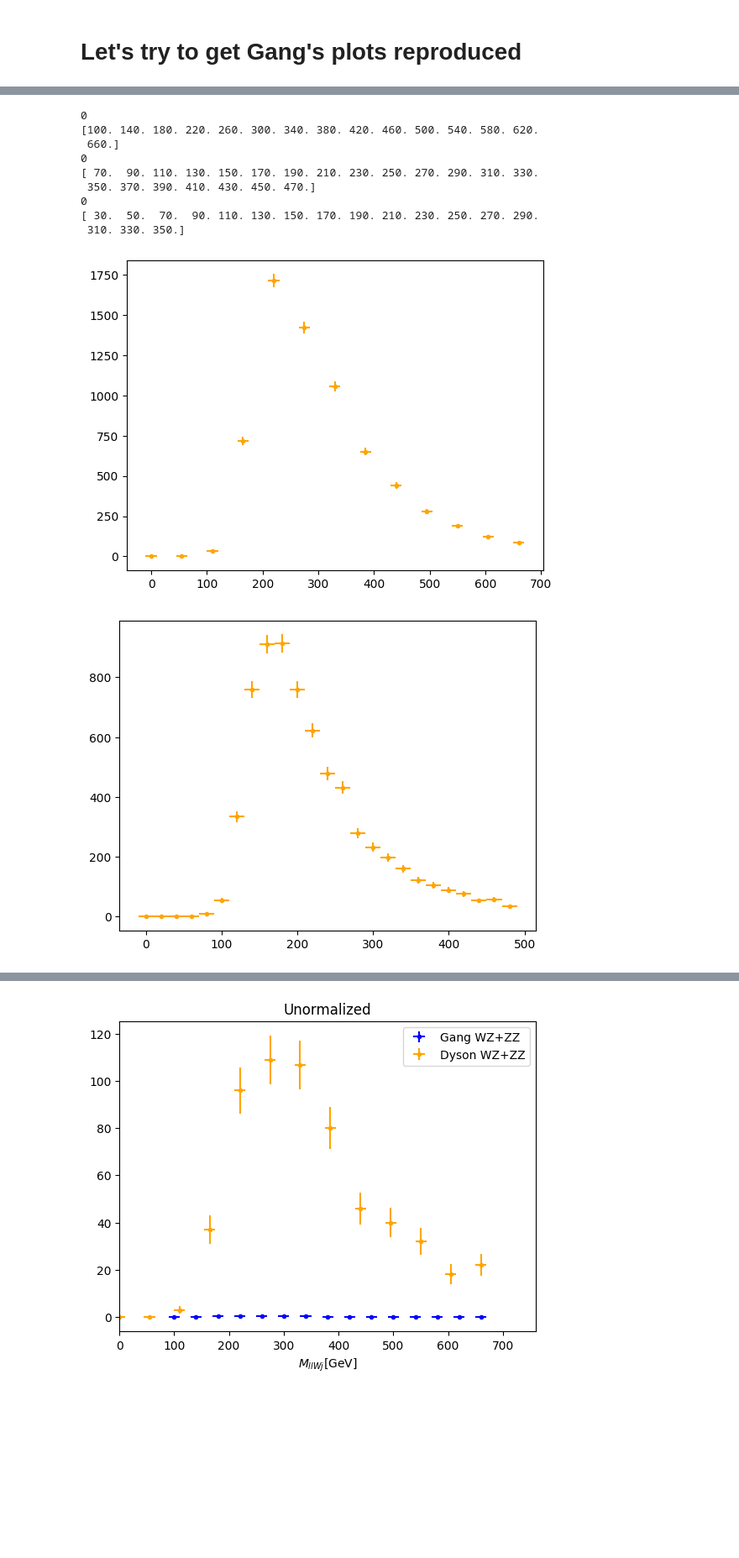
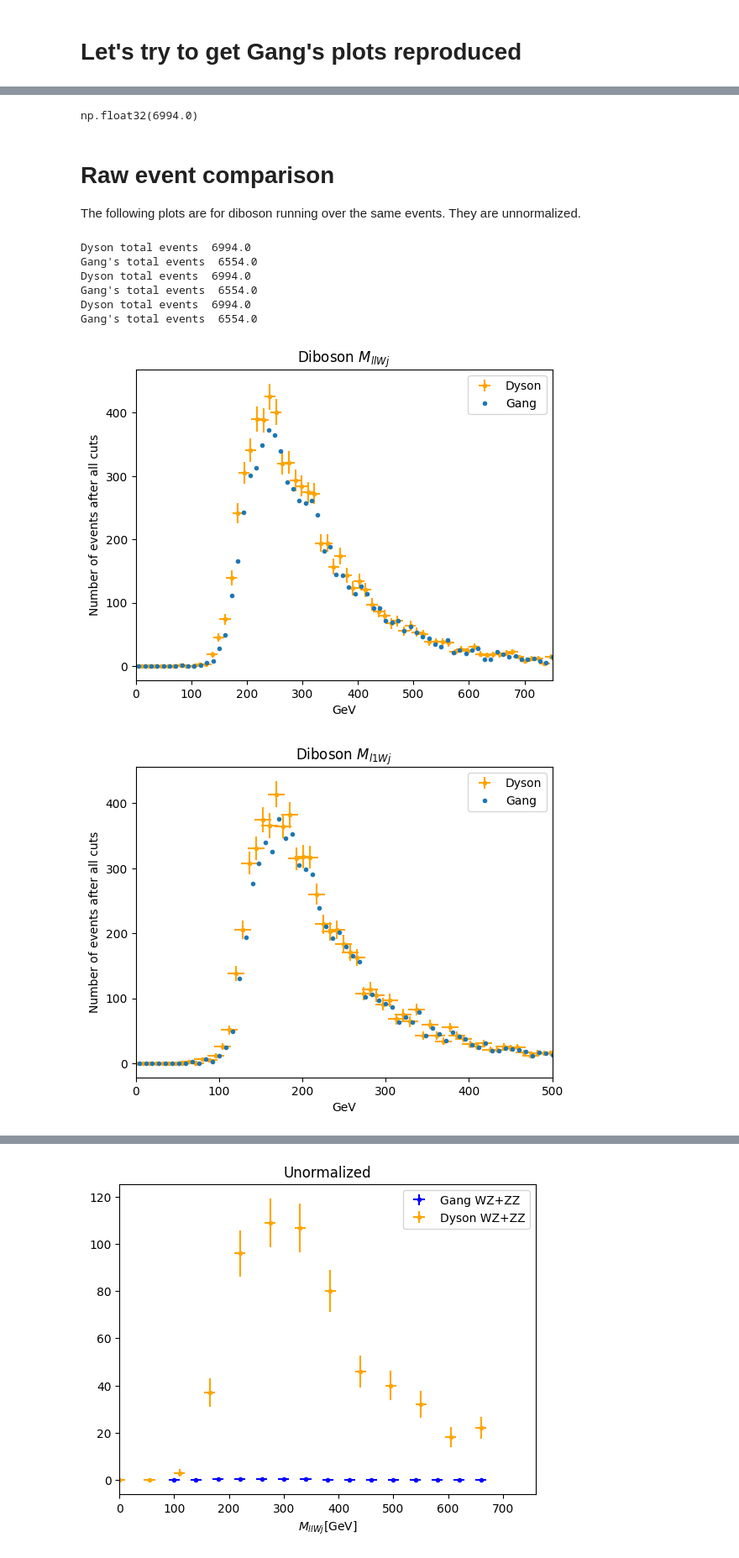
Before and after one commit to dysontk/LFVLNV, a Jupyter notebook: AnalysisAndSuch/Histos.ipynb, the cells around one changed output, grey strips where cells are left out. Shown: that part at 84% size. Saved outputs shown, nothing was run; the diff lists cells and outputs as text; code cells hidden in the pictures; blank space fills up the shorter version.

```diff
--- a/AnalysisAndSuch/Histos.ipynb
+++ b/AnalysisAndSuch/Histos.ipynb
@@ -7,7 +7,7 @@ import csv
 import numpy as np
 import combineHistos
 # %%
-startPath = '/Users/dysonk/Work/background comparison/GangCodeDysonEvents/WZ/'
+startPath = '/Users/dysonk/Work/background comparison/GangCodeDysonEvents/WZ/output/'
 GangDatFileNames = ['Ml1W_NA.dat', 'Ml2W_NA.dat', 'MllW_NA.dat']
 for n in range(len(GangDatFileNames)):
     GangDatFileNames[n] = startPath + GangDatFileNames[n]
@@ -45,5 +45,5 @@ plt.scatter(npOutput[:,0], npOutput[:,1])
 # %%
-startPath = '/Users/dysonk/Work/background comparison/GangCodeDysonEvents/WZ/'
+startPath = '/Users/dysonk/Work/background comparison/GangCodeDysonEvents/WZ/output/'
 gangTag = 'NA.dat'
 GangDatFileNames = ['Ml1W_NA.dat', 'Ml2W_NA.dat', 'MllW_NA.dat']
 for n in range(len(GangDatFileNames)):
@@ -67,7 +67,7 @@ for dtyp in GangFileTags:
 
 # print(GangDataDict)
 # %%
-startPath = '/Users/dysonk/Work/background comparison/GangCodeDysonEvents/ZZ/'
+startPath = '/Users/dysonk/Work/background comparison/GangCodeDysonEvents/ZZ/output/'
 gangTag = 'NA.dat'
 GangDatFileNames = ['Ml1W_NA.dat', 'Ml2W_NA.dat', 'MllW_NA.dat']
 for n in range(len(GangDatFileNames)):
@@ -152,7 +138,7 @@ print(GangDataDictFull)
 # %%
 fig, axes = plt.subplots()
-GangsY = GangDataDictFull['WZ']['l1'][:,1] + GangDataDictFull['ZZ']['l1'][:,1]
-GangsX = GangDataDictFull['WZ']['l1'][:,0]
+GangsY = GangDataDictFull['WZ']['ll'][:,1] + GangDataDictFull['ZZ']['ll'][:,1]
+GangsX = GangDataDictFull['WZ']['ll'][:,0]
 print(GangsY)
 print(GangsX)
 plt.errorbar(GangsX, GangsY, fmt='.')
@@ -167,42 +166,55 @@ plt.errorbar(GangsX, GangsY, fmt='.')
+# %%
+np.sum(combineHistos.get_data('WZ2j', my_FileTags['ll'], my_start_dir)['data'])+np.sum(combineHistos.get_data('ZZ2j', my_FileTags['ll'], my_start_dir)['data'])
+# %% [output]
+np.float32(6994.0)
+# %% [markdown]
+# Raw event comparison
+The following plots are for diboson running over the same events. They are unnormalized.
 # %%
+
+
 eTdict = {'WZ2j':'WZ',
         'ZZ2j':'ZZ'}
 for htyp in GangDataDict:
 
     fig, axes = plt.subplots()
 
     for  dg in GangdatGroups:
         if (dg=='JF'):
             continue
         myData = {}
         my_y = np.zeros(50)
         myDataPlot = 0
         GangDataPlotX = 0
         GangDataPlotY = 0
         for dt in MydatGroups[dg]:
             myData.update({dt:combineHistos.get_data(dt, my_FileTags[htyp], my_start_dir)})
             my_y = np.linspace(myData[dt]['bounds'][0], myData[dt]['bounds'][1], len(myData[dt]['data']))
             myDataPlot += myData[dt]['data']
-            print(GangDataPlotY)
+            # print(GangDataPlotY)
             # print(GangDataDictFull[eTdict[dt]][htyp][:,0])
             GangDataPlotX += GangDataDictFull[eTdict[dt]][htyp][:,1]
             GangDataPlotY = GangDataDictFull[eTdict[dt]][htyp][:,0]
             # print(np.shape(GangDataPlotX))
             # print(np.shape(GangDataPlotY))
         GangsY = GangDataDictFull['WZ'][htyp][:,1] + GangDataDictFull['ZZ'][htyp][:,1]
         GangsX = GangDataDictFull['WZ'][htyp][:,0]
-        myDataPlot = myDataPlot #* CMS_nEvents
-        plt.errorbar(my_y,  myDataPlot, xerr=10, yerr=(myDataPlot)**(1/2), color = 'orange', fmt='.')
-        # plt.errorbar(GangDataPlotY, GangDataPlotX, fmt='.')
+        print("Dyson total events ", np.sum(myDataPlot))
+        print("Gang's total events ", np.sum(GangsY))
+        # myDataPlot = myDataPlot #* CMS_nEvents
+        axes.set_title('Diboson ' + plotInfo[htyp]['title'])
+        plt.errorbar(my_y,  myDataPlot, xerr=10, yerr=(myDataPlot)**(1/2), color = 'orange', fmt='.', label='Dyson')
+        plt.errorbar(GangsX, GangsY, fmt='.', label='Gang')
+        plt.xlim(plotInfo[htyp]['bounds'])
+        plt.ylabel('Number of events after all cuts')
+        plt.xlabel('GeV')
+        axes.legend()
 # %% [output]
-0
-[100. 140. 180. 220. 260. 300. 340. 380. 420. 460. 500. 540. 580. 620.
- 660.]
-0
-[ 70.  90. 110. 130. 150. 170. 190. 210. 230. 250. 270. 290. 310. 330.
- 350. 370. 390. 410. 430. 450. 470.]
-0
-[ 30.  50.  70.  90. 110. 130. 150. 170. 190. 210. 230. 250. 270. 290.
- 310. 330. 350.]
+Dyson total events  6994.0
+Gang's total events  6554.0
+Dyson total events  6994.0
+Gang's total events  6554.0
+Dyson total events  6994.0
+Gang's total events  6554.0
-[figure, old version]
+[figure, new version]
-[figure, old version]
+[figure, new version]
```
Also changed, not shown: parts of 13 cells of this notebook, 3 other files.
